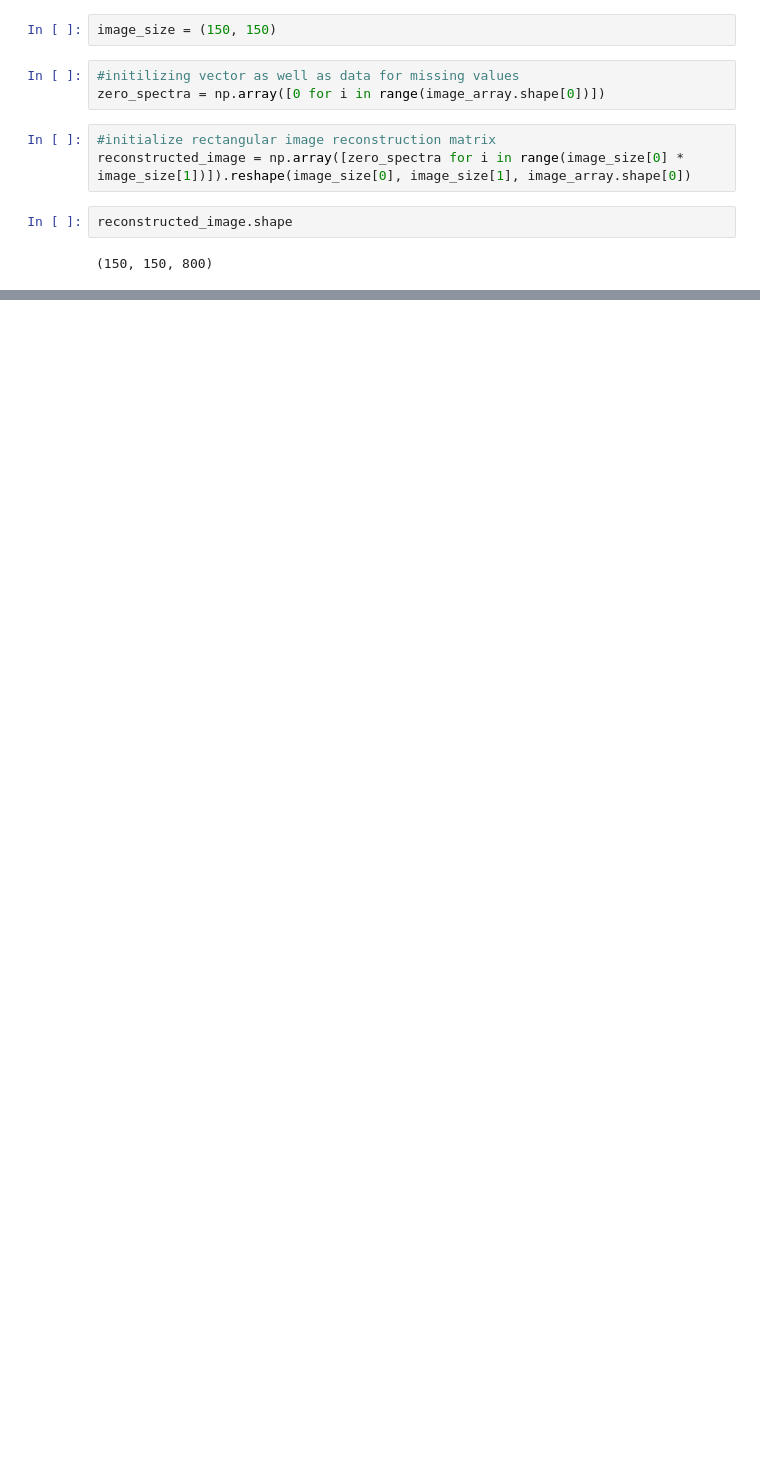
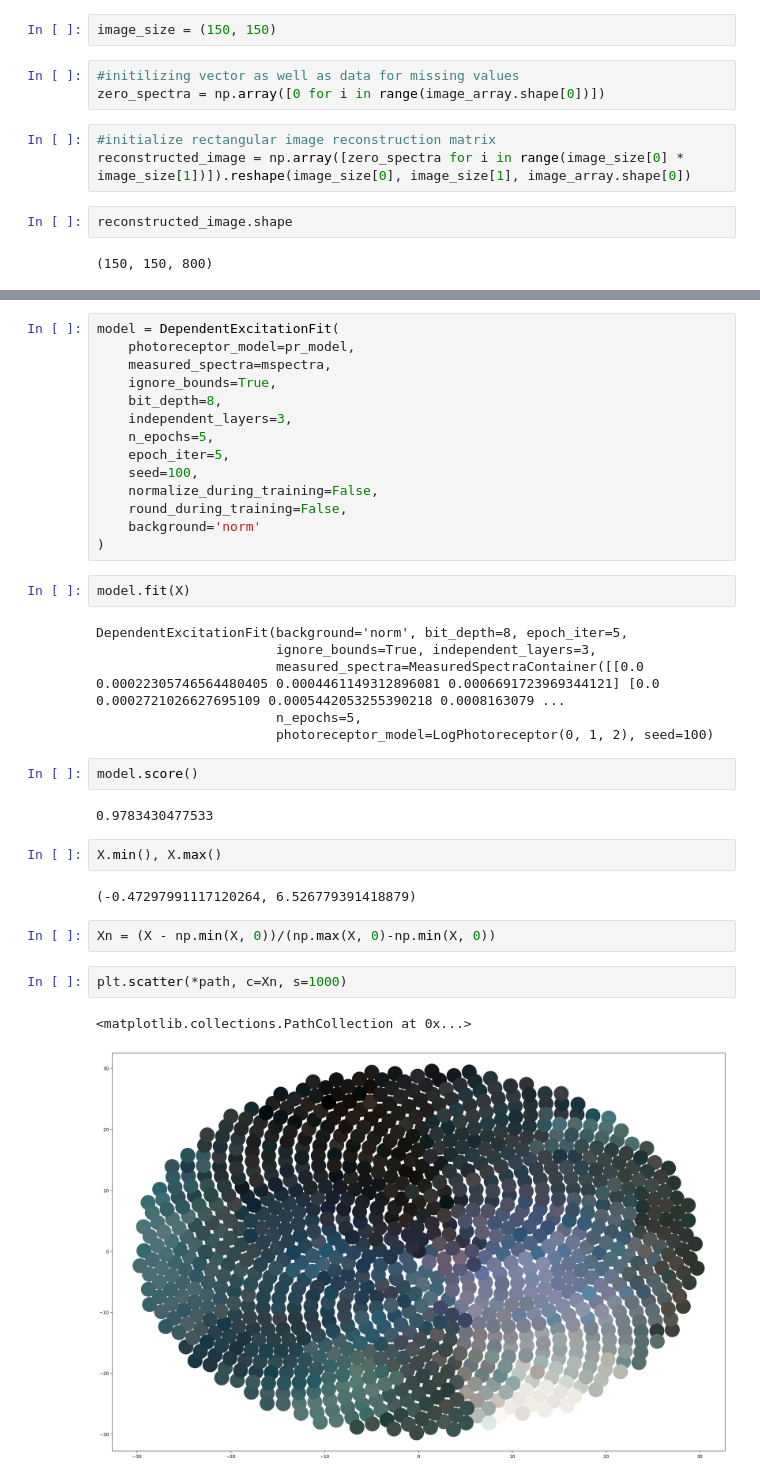
Before and after one commit to sm4988/dreye, a Jupyter notebook: tutorials/hyperspectral.ipynb, the cells around one changed output, grey strips where cells are left out. Saved outputs shown, nothing was run; the diff lists cells and outputs as text; blank space fills up the shorter version.

```diff
--- a/tutorials/hyperspectral.ipynb
+++ b/tutorials/hyperspectral.ipynb
@@ -55,0 +107,37 @@ reconstructed_image.shape
+# %%
+model = DependentExcitationFit(
+    photoreceptor_model=pr_model,
+    measured_spectra=mspectra,
+    ignore_bounds=True,
+    bit_depth=8,
+    independent_layers=3,
+    n_epochs=5,
+    epoch_iter=5,
+    seed=100,
+    normalize_during_training=False,
+    round_during_training=False,
+    background='norm'
+)
+# %%
+model.fit(X)
+# %% [output]
+DependentExcitationFit(background='norm', bit_depth=8, epoch_iter=5,
+                       ignore_bounds=True, independent_layers=3,
+                       measured_spectra=MeasuredSpectraContainer([[0.0 0.00022305746564480405 0.0004461149312896081 0.0006691723969344121] [0.0 0.0002721026627695109 0.0005442053255390218 0.0008163079 ...
+                       n_epochs=5,
+                       photoreceptor_model=LogPhotoreceptor(0, 1, 2), seed=100)
+# %%
+model.score()
+# %% [output]
+0.9783430477533
+# %%
+X.min(), X.max()
+# %% [output]
+(-0.47297991117120264, 6.526779391418879)
+# %%
+Xn = (X - np.min(X, 0))/(np.max(X, 0)-np.min(X, 0))
+# %%
+plt.scatter(*path, c=Xn, s=1000)
+# %% [output]
+<matplotlib.collections.PathCollection at 0x...>
+[figure, added]
```
Also changed, not shown: parts of 20 cells of this notebook, 1 other file.
